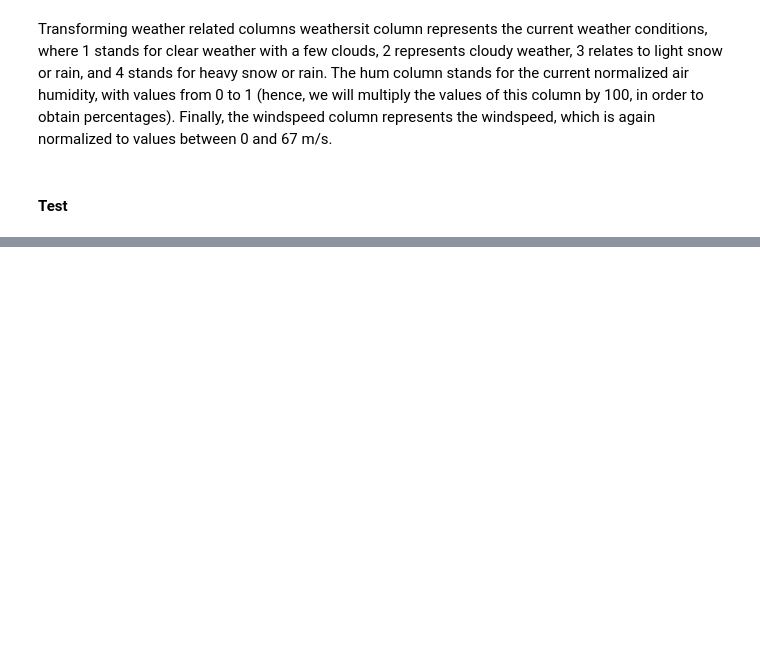
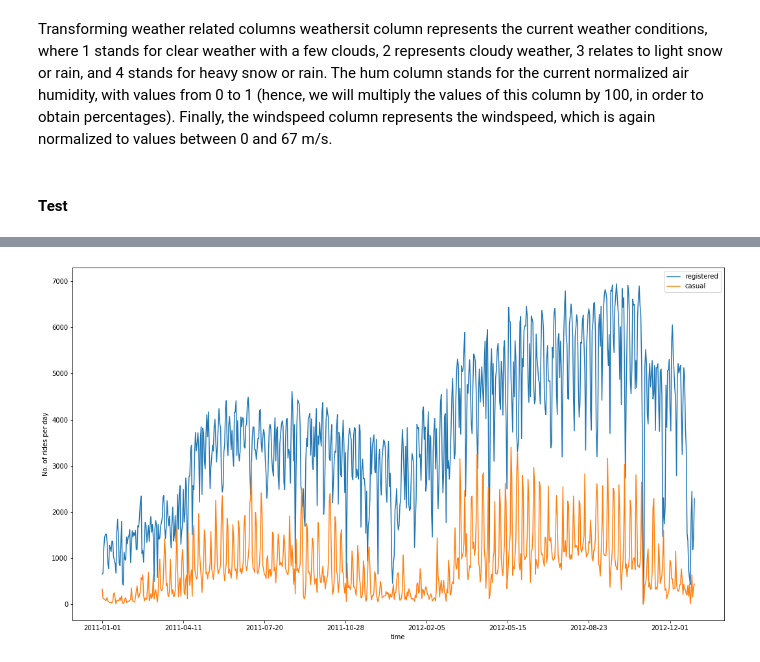
Before and after one commit to 3liud/bike-sharing-analysis, a Jupyter notebook: bike_sharing_analysis.ipynb, the cells around one changed output, grey strips where cells are left out. Drawn from its saved outputs; the diff is of its cells as text; code cells hidden in the pictures; blank space fills up the shorter version.

```diff
--- a/bike_sharing_analysis.ipynb
+++ b/bike_sharing_analysis.ipynb
@@ -123,0 +148,9 @@ hourly_data_clean[cols].sample(10, random_state=123)
+# %%
+# evolution of rides over time
+plot_data = hourly_data_clean[['registered', 'casual', 'dteday']]
+ax = plot_data.groupby('dteday').sum().plot(figsize=(18,10))
+ax.set_xlabel('time');
+ax.set_ylabel('No. of rides per day');
+plt.savefig('figures/rides_daily.png', format='png')
+# %% [output]
+[figure, added]
```
Also changed, not shown: parts of 13 cells of this notebook.
